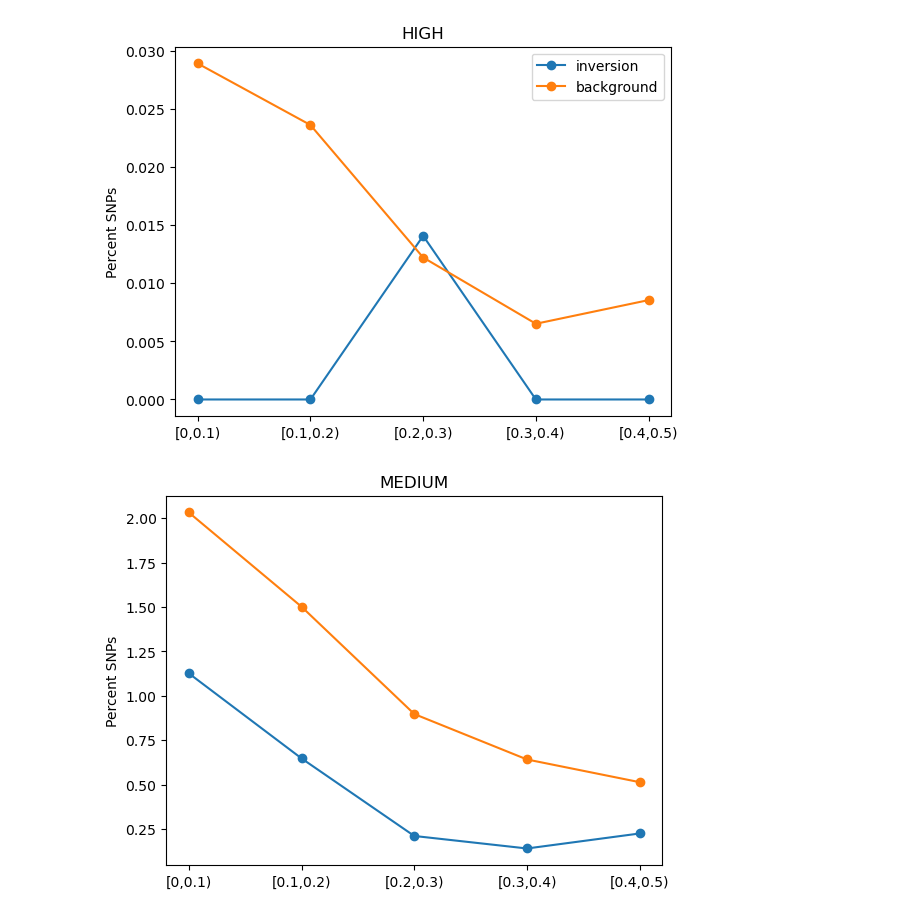
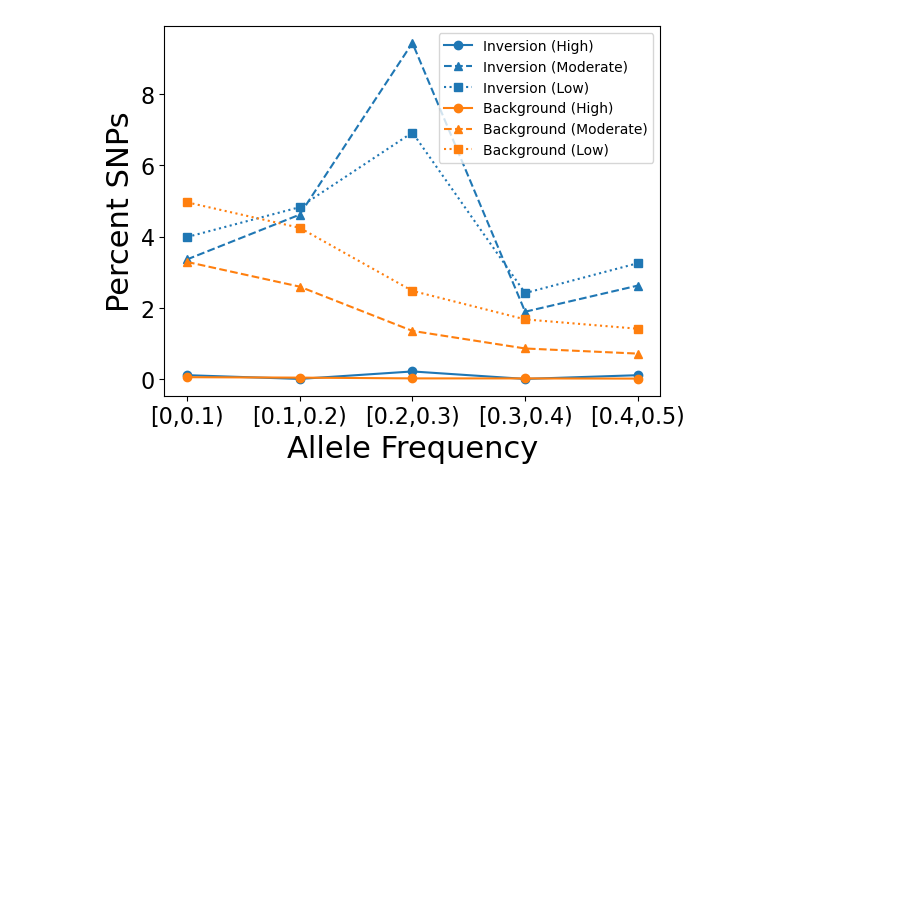
Before and after one commit to Cpetak/local_pca_pipe, a Jupyter notebook: plot_AFs.ipynb, the cells around one changed output. Cells and saved outputs as stored; diff of their text form; code cells hidden in the pictures; blank space fills up the shorter version.

```diff
--- a/plot_AFs.ipynb
+++ b/plot_AFs.ipynb
@@ -10,14 +10,14 @@ from scipy.stats import mannwhitneyu
 #inversion_snps, total_outside
 def get_counts(level, mytype,cname):
 
-    file_path = os.path.expanduser(f'{level}_{cname}_snpeff_freq.txt.frq')
+    file_path = os.path.expanduser(f'snpeff_remote/snpeff_results/{level}_{cname}_snpeff_freq.txt.frq')
     df1 = pd.read_csv(file_path, delimiter='\t')  # Use delimiter='\t' if the file is tab-separated
     df1[['ref', 'AF1']] = df1['N_CHR'].str.split(':', expand=True)
     df1[['alt', 'AF2']] = df1['{ALLELE:FREQ}'].str.split(':', expand=True)
     df1['MAF'] = df1[['AF1', 'AF2']].min(axis=1)
     df1['MAF'] = df1['MAF'].astype(float)
 
-    file_path = os.path.expanduser(f'{level}_{cname}_inv_snpeff_freq.txt.frq')
+    file_path = os.path.expanduser(f'snpeff_remote/snpeff_results/{level}_{cname}_inv_snpeff_freq.txt.frq')
     df2 = pd.read_csv(file_path, delimiter='\t')
     df2[['ref', 'AF1']] = df2['N_CHR'].str.split(':', expand=True)
     df2[['alt', 'AF2']] = df2['{ALLELE:FREQ}'].str.split(':', expand=True)
@@ -47,51 +109,69 @@ def get_counts(level, mytype,cname):
 # %%
-cname="610"
+cname="606"
 high_inv, _, _ = get_counts("high", "inv",cname)
 medium_inv, _, _ = get_counts("mod", "inv",cname)
 low_inv, _, _ = get_counts("low", "inv",cname)
 high_out, _, _ = get_counts("high", "all",cname)
 medium_out, _, _ = get_counts("mod", "all",cname)
 low_out, _, _ = get_counts("low", "all",cname)
 
 value_labels = ["[0,0.1)","[0.1,0.2)","[0.2,0.3)","[0.3,0.4)","[0.4,0.5)"]
 
-df=pd.read_csv(f"{cname}.csv", header=None)
-df_inv=pd.read_csv(f"{cname}_inv.csv", header=None)
+df=pd.read_csv(f"snpeff_remote/snpeff_results/{cname}.csv", header=None)
+df_inv=pd.read_csv(f"snpeff_remote/snpeff_results/{cname}_inv.csv", header=None)
 
 total_snps = int(df.iloc[0][0])
 inversion_snps = int(df_inv.iloc[0][0])
 total_outside = total_snps - inversion_snps
 
 total_intergenic = int(df.iloc[-1][0])
 inversion_intergenic = int(df_inv.iloc[-1][0])
 outside_intergenic = total_intergenic - inversion_intergenic
 
 total_outside = total_outside - outside_intergenic
 inversion_snps = inversion_snps - inversion_intergenic
 
 values_total = np.array(df.iloc[1:7][0].tolist()).astype(int)
 values_inverted = np.array(df_inv.iloc[1:7][0].tolist()).astype(int)
 values_outside = values_total - values_inverted
 
-plt.plot(list(range(len(high_inv))),np.array(high_inv)/inversion_snps*100, marker="o",label="inversion")
-plt.plot(list(range(len(high_inv))),np.array(high_out)/total_outside*100, marker="o",label="background")
+plt.plot(list(range(len(high_inv))),np.array(high_inv)/inversion_snps*100, marker="o",label="Inversion",color="C0")
+plt.plot(list(range(len(high_inv))),np.array(high_out)/total_outside*100, marker="o",label="Background",color="C1")
+plt.plot(list(range(len(high_inv))),np.array(medium_inv)/inversion_snps*100, marker="^", linestyle="--",color="C0")
+plt.plot(list(range(len(high_inv))),np.array(medium_out)/total_outside*100, marker="^",linestyle="--",color="C1")
+plt.plot(list(range(len(high_inv))),np.array(low_inv)/inversion_snps*100, marker="s",linestyle=":",color="C0")
+plt.plot(list(range(len(high_inv))),np.array(low_out)/total_outside*100, marker="s",linestyle=":",color="C1")
+
 plt.xticks(list(range(len(high_inv))), value_labels)
-plt.title("HIGH")
-plt.ylabel("Percent SNPs")
-plt.legend()
-plt.show()
-plt.plot(list(range(len(high_inv))),np.array(medium_inv)/inversion_snps*100, marker="o",label="inversion")
-plt.plot(list(range(len(high_inv))),np.array(medium_out)/total_outside*100, marker="o",label="background")
-plt.xticks(list(range(len(high_inv))), value_labels)
-plt.title("MEDIUM")
-plt.ylabel("Percent SNPs")
-plt.show()
-plt.plot(list(range(len(high_inv))),np.array(low_inv)/inversion_snps*100, marker="o",label="inversion")
-plt.plot(list(range(len(high_inv))),np.array(low_out)/total_outside*100, marker="o",label="background")
-plt.xticks(list(range(len(high_inv))), value_labels)
-plt.title("LOW")
-plt.ylabel("Percent SNPs")
-plt.show()
+
+#plt.text(-0.25, 0.5, 'Percent SNPs', va='center', rotation='vertical', fontsize=22, transform=axs[0].transAxes)
+#plt.text(0.2, -0.2, 'Allele frequency', va='center', rotation='horizontal', fontsize=22, transform=axs[1].transAxes)
+
+import matplotlib.lines as mlines
+import matplotlib.patches as mpatches
+
+legend_elements = [
+    mlines.Line2D([], [], color='C0', linestyle='-', marker='o',label='Inversion (High)'),
+    mlines.Line2D([], [], color='C0', linestyle='--', marker='^',label='Inversion (Moderate)'),
+    mlines.Line2D([], [], color='C0', linestyle=':', marker='s',label='Inversion (Low)'),
+    mlines.Line2D([], [], color='C1', linestyle='-', marker='o',label='Background (High)'),
+    mlines.Line2D([], [], color='C1', linestyle='--', marker='^',label='Background (Moderate)'),
+    mlines.Line2D([], [], color='C1', linestyle=':', marker='s',label='Background (Low)')
+]
+
+#legend_elements = [
+    #mpatches.Patch(facecolor='C0', edgecolor='black', label='Homozygotes (q)'),
+    #mpatches.Patch(facecolor='C1', edgecolor='black',label='Homozygotes (p)'),
+    #mpatches.Patch(facecolor='C2', edgecolor='black',label='Heterozygotes')
+#]
+
+plt.tick_params(axis='both', which='major', labelsize=16)
+
+#plt.legend(fontsize=16)
+plt.legend(handles=legend_elements, loc='upper right')
+plt.ylabel("Percent SNPs",fontsize=22)
+plt.xlabel("Allele Frequency",fontsize=22)
+
+plt.savefig("figs/606_AFs.pdf", format='pdf', bbox_inches='tight')
 # %% [output]
-[figure, old version]
+[figure, new version]
-[figure, removed]
```
Also changed, not shown: parts of 6 cells of this notebook, 6 other files.
